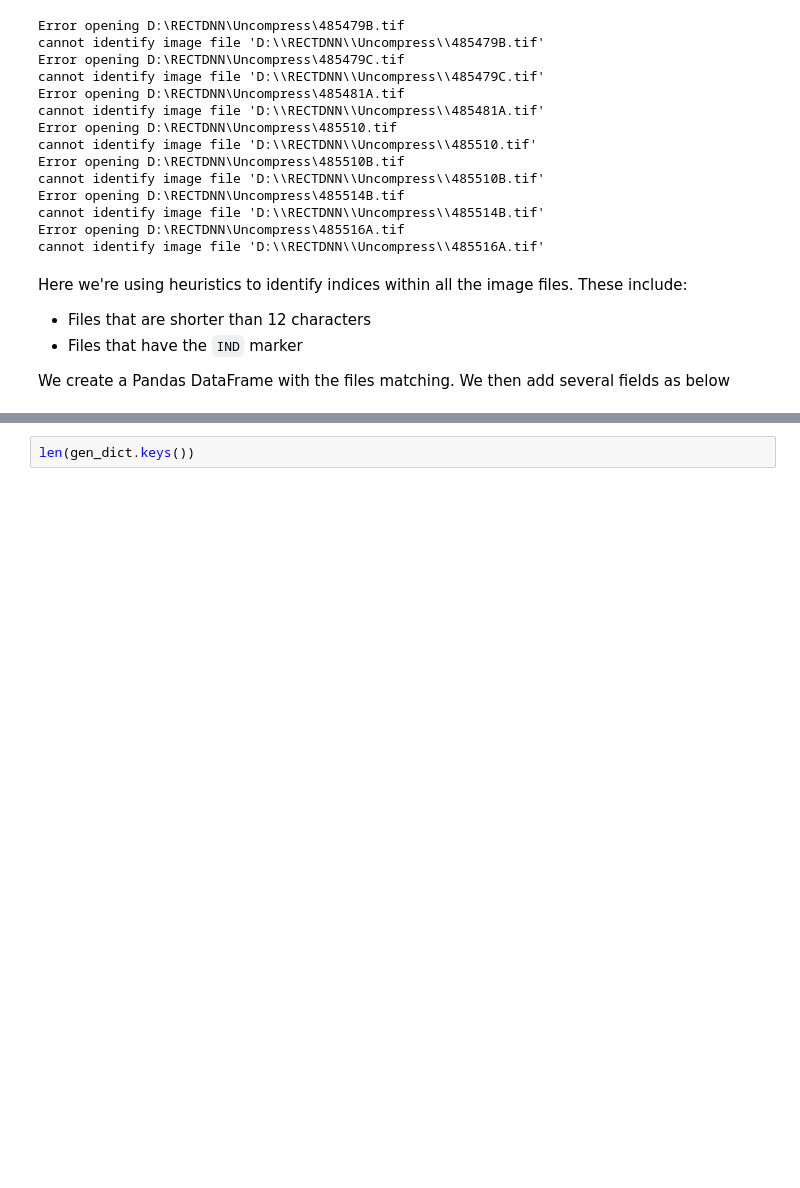
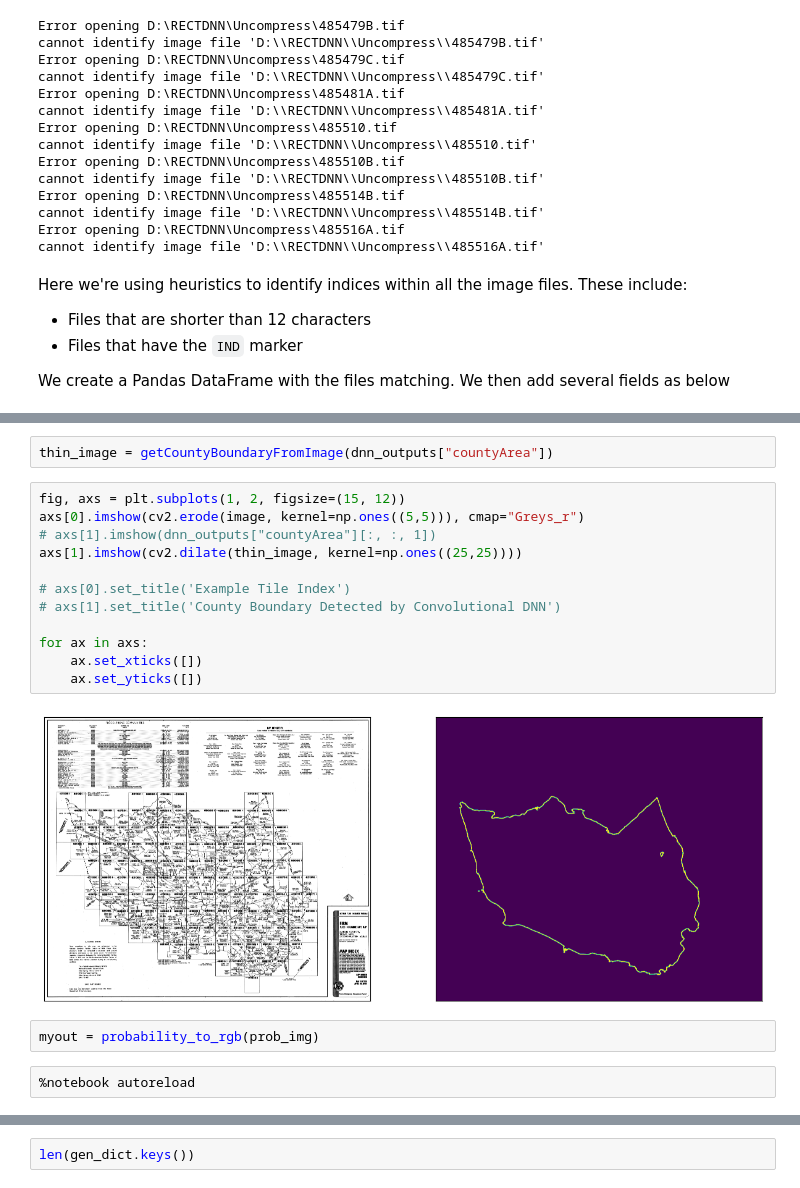
Before and after one commit to f-haces/RECTDNN, a Jupyter notebook: IndexGeoreferencing.ipynb, the cells around one changed output, grey strips where cells are left out. Saved outputs shown, nothing was run; the diff lists cells and outputs as text; blank space fills up the shorter version.

```diff
--- a/IndexGeoreferencing.ipynb
+++ b/IndexGeoreferencing.ipynb
@@ -260,0 +252,20 @@ Speed: 19.0ms preprocess, 238.3ms inference, 1.0ms postprocess per image at shap
+# %%
+thin_image = getCountyBoundaryFromImage(dnn_outputs["countyArea"])
+# %%
+fig, axs = plt.subplots(1, 2, figsize=(15, 12))
+axs[0].imshow(cv2.erode(image, kernel=np.ones((5,5))), cmap="Greys_r")
+# axs[1].imshow(dnn_outputs["countyArea"][:, :, 1])
+axs[1].imshow(cv2.dilate(thin_image, kernel=np.ones((25,25))))
+
+# axs[0].set_title('Example Tile Index')
+# axs[1].set_title('County Boundary Detected by Convolutional DNN')
+
+for ax in axs:
+    ax.set_xticks([])
+    ax.set_yticks([])
+# %% [output]
+[figure, added]
+# %%
+myout = probability_to_rgb(prob_img)
+# %%
+%notebook autoreload
```
Also changed, not shown: parts of 8 cells of this notebook, 40 other files.
